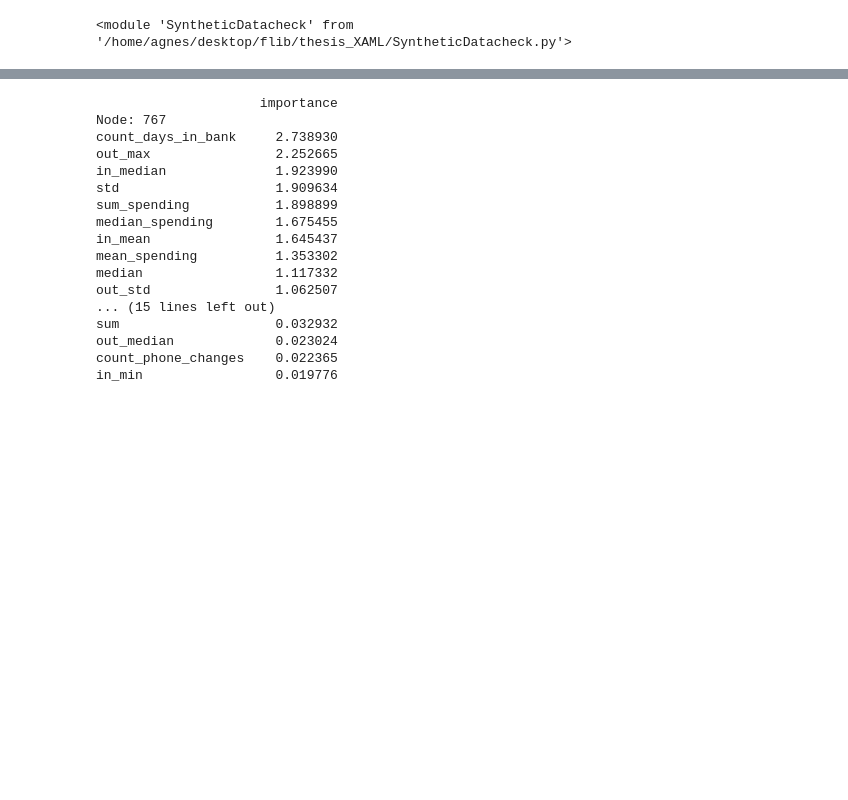
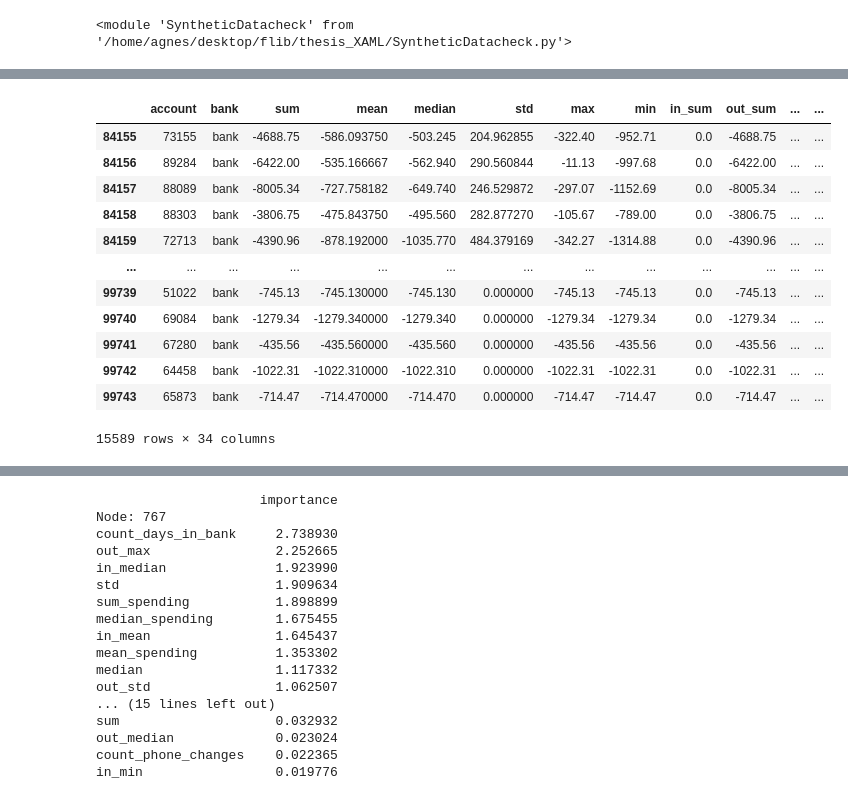
Before and after one commit to aidotse/flib, a Jupyter notebook: thesis_XAML/correctioneval.ipynb, the cells around one changed output, grey strips where cells are left out. Saved outputs shown, nothing was run; the diff lists cells and outputs as text; code cells hidden in the pictures; blank space fills up the shorter version.

```diff
--- a/thesis_XAML/correctioneval.ipynb
+++ b/thesis_XAML/correctioneval.ipynb
@@ -14,0 +63,16 @@ reload(SyntheticDatacheck)
+# %%
+dc.withoutSAR_train[dc.withoutSAR_train['count_in']==0]
+# %% [output]
+|  | account | bank | sum | mean | median | std | max | min | in_sum | out_sum | ... | ... |
+| 84155 | 73155 | bank | -4688.75 | -586.093750 | -503.245 | 204.962855 | -322.40 | -952.71 | 0.0 | -4688.75 | ... | ... |
+| 84156 | 89284 | bank | -6422.00 | -535.166667 | -562.940 | 290.560844 | -11.13 | -997.68 | 0.0 | -6422.00 | ... | ... |
+| 84157 | 88089 | bank | -8005.34 | -727.758182 | -649.740 | 246.529872 | -297.07 | -1152.69 | 0.0 | -8005.34 | ... | ... |
+| 84158 | 88303 | bank | -3806.75 | -475.843750 | -495.560 | 282.877270 | -105.67 | -789.00 | 0.0 | -3806.75 | ... | ... |
+| 84159 | 72713 | bank | -4390.96 | -878.192000 | -1035.770 | 484.379169 | -342.27 | -1314.88 | 0.0 | -4390.96 | ... | ... |
+| ... | ... | ... | ... | ... | ... | ... | ... | ... | ... | ... | ... | ... |
+| 99739 | 51022 | bank | -745.13 | -745.130000 | -745.130 | 0.000000 | -745.13 | -745.13 | 0.0 | -745.13 | ... | ... |
+| 99740 | 69084 | bank | -1279.34 | -1279.340000 | -1279.340 | 0.000000 | -1279.34 | -1279.34 | 0.0 | -1279.34 | ... | ... |
+| 99741 | 67280 | bank | -435.56 | -435.560000 | -435.560 | 0.000000 | -435.56 | -435.56 | 0.0 | -435.56 | ... | ... |
+| 99742 | 64458 | bank | -1022.31 | -1022.310000 | -1022.310 | 0.000000 | -1022.31 | -1022.31 | 0.0 | -1022.31 | ... | ... |
+| 99743 | 65873 | bank | -714.47 | -714.470000 | -714.470 | 0.000000 | -714.47 | -714.47 | 0.0 | -714.47 | ... | ... |
+15589 rows × 34 columns
```
Also changed, not shown: parts of 21 cells of this notebook, 13 other files.
